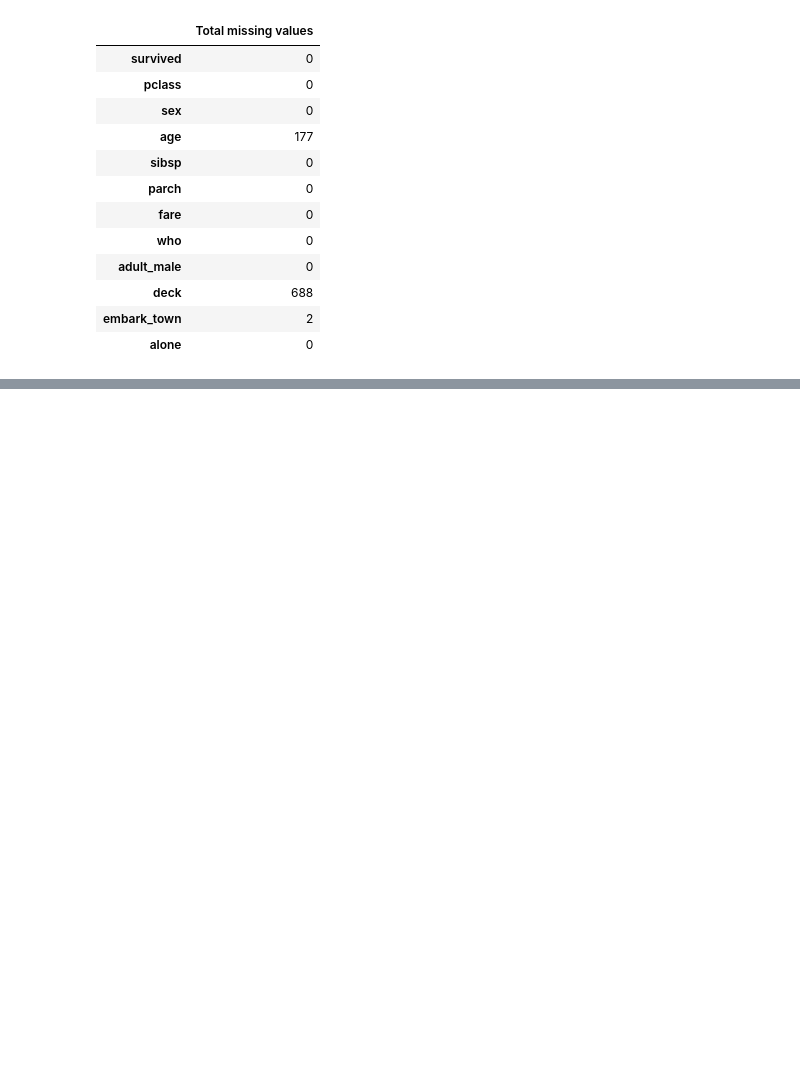
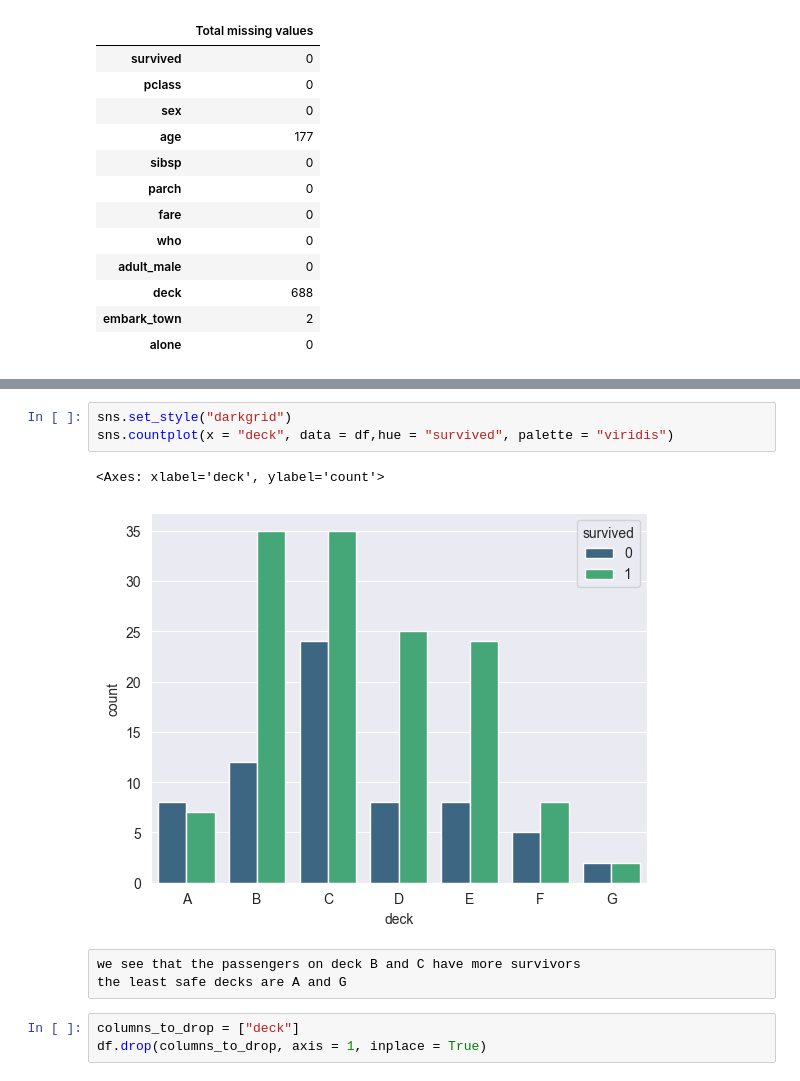
Before and after one commit to AtRealMasterLuke/Titanic-Dataset-Analysis, a Jupyter notebook: Titanic Dataset sns.ipynb, the cells around one changed output, grey strips where cells are left out. Cells and saved outputs as stored; diff of their text form; blank space fills up the shorter version.

```diff
--- a/Titanic Dataset sns.ipynb
+++ b/Titanic Dataset sns.ipynb
@@ -90,0 +107,12 @@ pd.DataFrame(null_num, index = df.columns, columns = ["Total missing values"])
+# %%
+sns.set_style("darkgrid")
+sns.countplot(x = "deck", data = df,hue = "survived", palette = "viridis")
+# %% [output]
+<Axes: xlabel='deck', ylabel='count'>
+[figure, added]
+# %% [raw]
+we see that the passengers on deck B and C have more survivors
+the least safe decks are A and G
+# %%
+columns_to_drop = ["deck"]
+df.drop(columns_to_drop, axis = 1, inplace = True)
```
Also changed, not shown: parts of 18 cells of this notebook.
